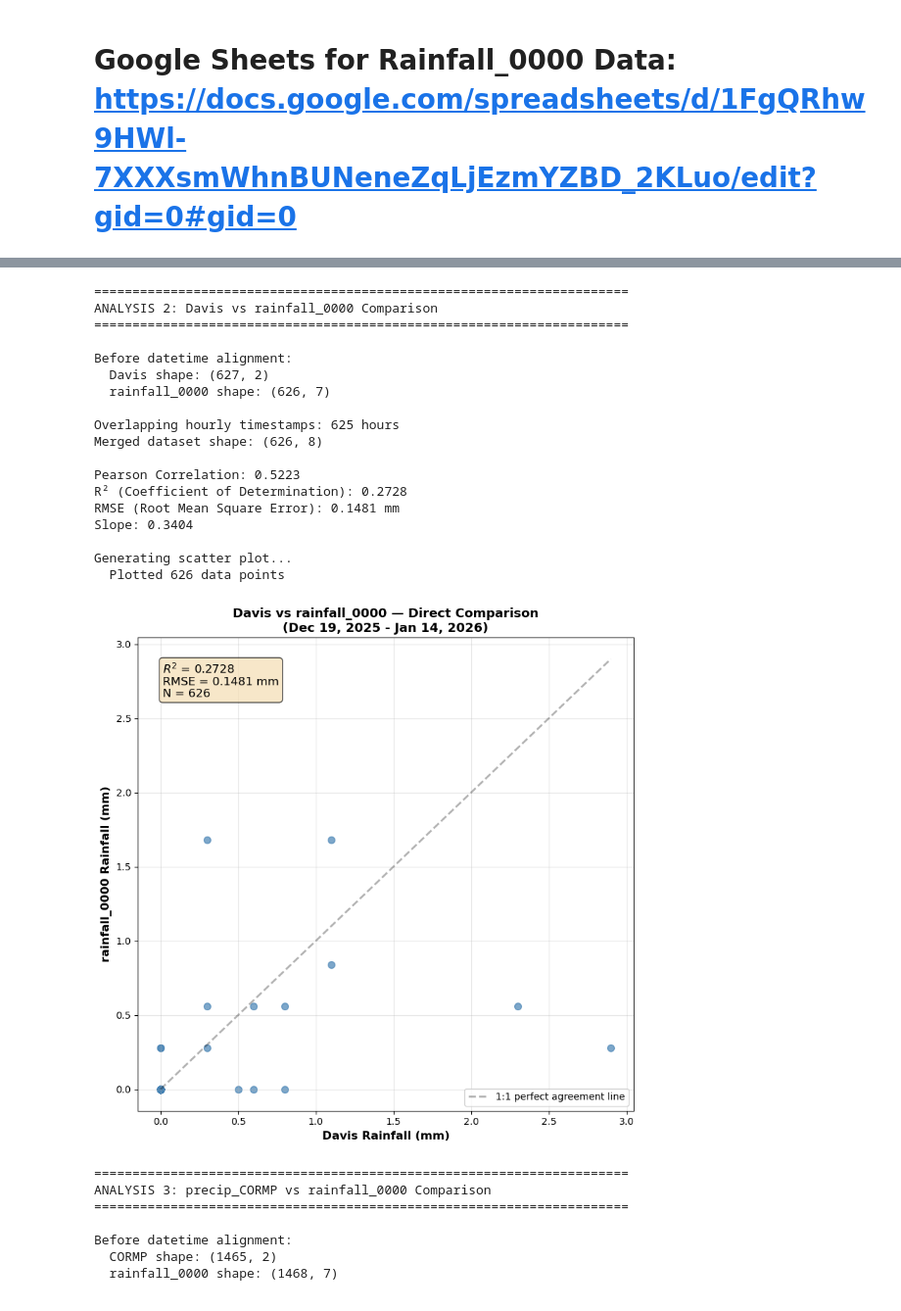
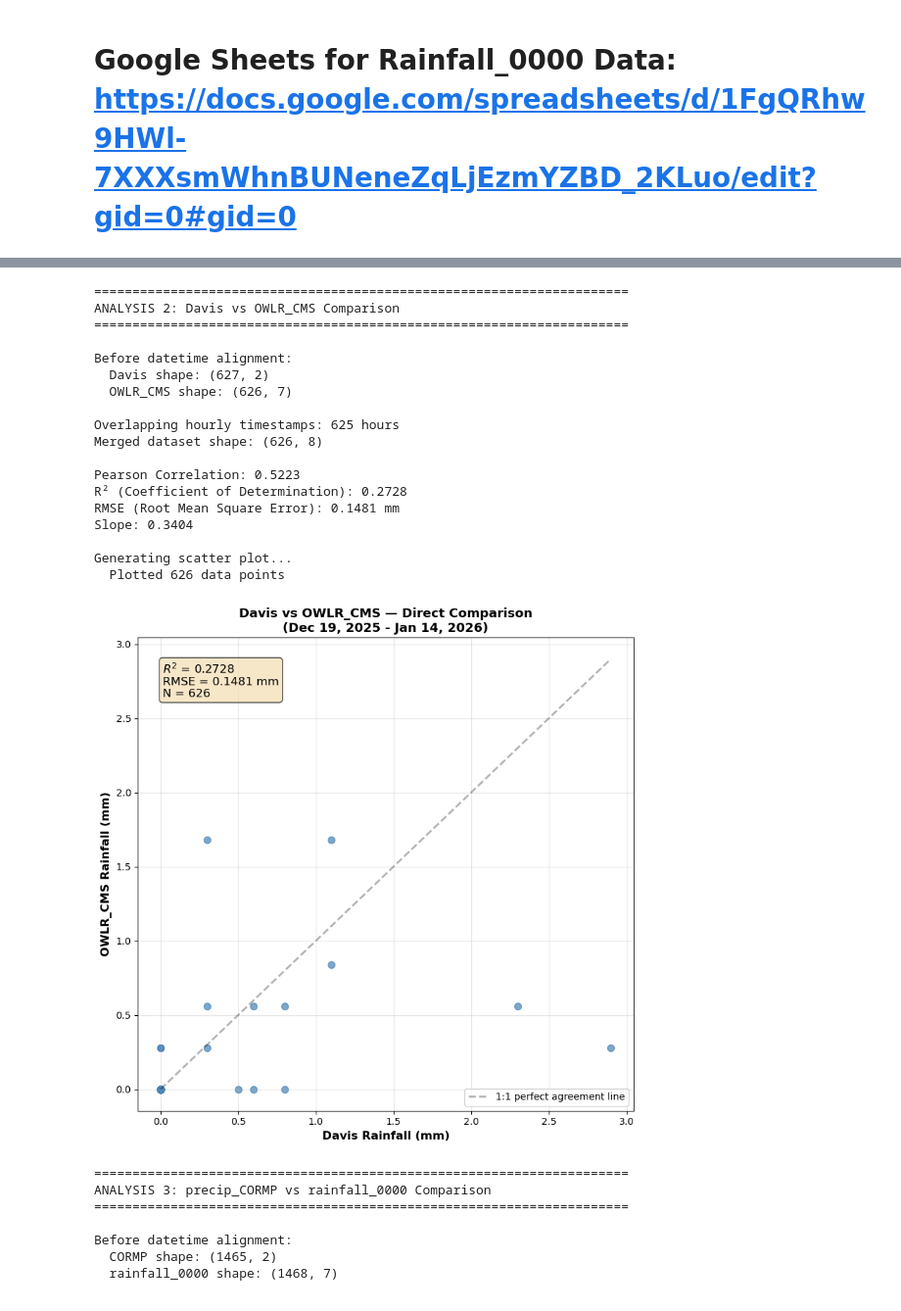
Before and after one commit to COAST-Lab/Open-Water-Level-and-Rainfall-Sensor, a Jupyter notebook: Data Analysis/rainfallAnalysis.ipynb, the cells around one changed output, grey strips where cells are left out. Shown at 98% size. Saved outputs shown, nothing was run; the diff lists cells and outputs as text; code cells hidden in the pictures.

```diff
--- a/Data Analysis/rainfallAnalysis.ipynb
+++ b/Data Analysis/rainfallAnalysis.ipynb
@@ -15,10 +15,10 @@ warnings.filterwarnings('ignore', message="Could not infer format")
 # %%
 
 # STEP 1: Define file paths and helper functions
-# Earliest data from rainfall_0000 is Dec 19, 2025, therefore all graphs begin at this time stamp.
+# Earliest data from OWLR_CMS is Dec 19, 2025, therefore all graphs begin at this time stamp.
 file_1 = "Data/precip_CORMP_02182026.csv"   # needs hourly sum
 file_2 = "Data/precip_Davis_02182026.csv"   # needs hourly sum
-file_3 = "Data/rainfall_0000_02182026.csv"   # already hourly
+file_3 = "Data/OWLR_CMS_02182026.csv"   # already hourly
 
 import io # for in-memory file operations
 import re # for regular expressions
@@ -146,7 +146,7 @@ rain0 = load_and_process(file_3, assume_inches=False, already_hourly=True, parse
 
 print(f"  CORMP: {len(cormp)} hourly records")
 print(f"  Davis: {len(davis)} hourly records")
-print(f"  rainfall_0000: {len(rain0)} hourly records")
+print(f"  OWLR_CMS: {len(rain0)} hourly records")
 
 
 # STEP 3: Filter to the analysis date range (Dec 19, 2025 - Jan 6, 2026)
@@ -162,7 +162,7 @@ rain0 = rain0[(rain0['datetime'] >= start) & (rain0['datetime'] <= end)].reset_i
 
 print(f"  CORMP (filtered): {len(cormp)} records")
 print(f"  Davis (filtered): {len(davis)} records")
-print(f"  rainfall_0000 (filtered): {len(rain0)} records")
+print(f"  OWLR_CMS (filtered): {len(rain0)} records")
 
 # STEP 4: Plot - All three sensors over full date range
 
@@ -172,11 +172,11 @@ if not cormp.empty:
 if not davis.empty:
     plt.scatter(davis['datetime'], davis['rain_mm'], label='Davis', s=30, alpha=0.8)
 if not rain0.empty:
-    plt.scatter(rain0['datetime'], rain0['rain_mm'], label='rainfall_0000', s=30, alpha=0.8)
+    plt.scatter(rain0['datetime'], rain0['rain_mm'], label='OWLR_CMS', s=30, alpha=0.8)
 
 plt.xlabel('Datetime')
 plt.ylabel('Rainfall (mm)')
-plt.title('Hourly Rainfall (mm) — All Three Sensors (Dec 19, 2025 - Jan 14, 2026)')
+plt.title('Hourly Rainfall (mm) — All Three Sensors (Dec 19, 2025 - Feb 18, 2026)')
 plt.legend()
 plt.xlim(start, end)
 
@@ -484,7 +484,7 @@ Filtering January 3rd data...
 
 
 print("=" * 70)
-print("ANALYSIS 2: Davis vs rainfall_0000 Comparison")
+print("ANALYSIS 2: Davis vs OWLR_CMS Comparison")
 print("=" * 70)
 
 # Reload and process both datasets for clean analysis
@@ -499,7 +499,7 @@ rain0_only = rain0_only[(rain0_only['datetime'] >= start) & (rain0_only['datetim
 
 print(f"\nBefore datetime alignment:")
 print(f"  Davis shape: {davis_only.shape}")
-print(f"  rainfall_0000 shape: {rain0_only.shape}")
+print(f"  OWLR_CMS shape: {rain0_only.shape}")
 
 # Round both to nearest HOUR to align hourly data (discard minutes and seconds)
 # This ensures datasets can be merged properly on datetime
@@ -513,19 +513,19 @@ overlap = davis_dates.intersection(rain0_dates)
 print(f"\nOverlapping hourly timestamps: {len(overlap)} hours")
 
 # Align datasets on datetime for direct comparison
-merged_dr_only = pd.merge(davis_only, rain0_only, on='datetime', how='inner', suffixes=('_davis','_rain0'))
+merged_dr_only = pd.merge(davis_only, rain0_only, on='datetime', how='inner', suffixes=('_davis','_owlr_cms'))
 print(f"Merged dataset shape: {merged_dr_only.shape}")
 
 # Compute correlation, R², RMSE, and slope
 if not merged_dr_only.empty:
     from scipy import stats
-    corr_only = merged_dr_only['rain_mm_davis'].corr(merged_dr_only['rain_mm_rain0'])
+    corr_only = merged_dr_only['rain_mm_davis'].corr(merged_dr_only['rain_mm_owlr_cms'])
     r2_only = corr_only**2 if pd.notna(corr_only) else float('nan')
     # Calculate RMSE (Root Mean Square Error)
-    mse = np.mean((merged_dr_only['rain_mm_davis'] - merged_dr_only['rain_mm_rain0'])**2)
+    mse = np.mean((merged_dr_only['rain_mm_davis'] - merged_dr_only['rain_mm_owlr_cms'])**2)
     rmse_only = np.sqrt(mse)
     # Calculate slope via linear regression
-    slope_only, intercept_only, _, _, _ = stats.linregress(merged_dr_only['rain_mm_davis'], merged_dr_only['rain_mm_rain0'])
+    slope_only, intercept_only, _, _, _ = stats.linregress(merged_dr_only['rain_mm_davis'], merged_dr_only['rain_mm_owlr_cms'])
     print(f"\nPearson Correlation: {corr_only:.4f}")
     print(f"R² (Coefficient of Determination): {r2_only:.4f}")
     print(f"RMSE (Root Mean Square Error): {rmse_only:.4f} mm")
@@ -540,14 +540,14 @@ else:
 print(f"\nGenerating scatter plot...")
 plt.figure(figsize=(8,8))
 if not merged_dr_only.empty:
-    plt.scatter(merged_dr_only['rain_mm_davis'], merged_dr_only['rain_mm_rain0'], s=50, alpha=0.7, color='steelblue')
+    plt.scatter(merged_dr_only['rain_mm_davis'], merged_dr_only['rain_mm_owlr_cms'], s=50, alpha=0.7, color='steelblue')
     print(f"  Plotted {len(merged_dr_only)} data points")
 else:
     print("  No data to plot - no overlapping datetimes found")
 
 plt.xlabel('Davis Rainfall (mm)', fontsize=12, fontweight='bold')
-plt.ylabel('rainfall_0000 Rainfall (mm)', fontsize=12, fontweight='bold')
-plt.title('Davis vs rainfall_0000 — Direct Comparison\n(Dec 19, 2025 - Jan 14, 2026)', fontsize=13, fontweight='bold')
+plt.ylabel('OWLR_CMS Rainfall (mm)', fontsize=12, fontweight='bold')
+plt.title('Davis vs OWLR_CMS — Direct Comparison\n(Dec 19, 2025 - Jan 14, 2026)', fontsize=13, fontweight='bold')
 
 # Annotate R² and RMSE on plot
 try:
@@ -556,37 +556,37 @@ try:
         ax.text(0.05, 0.95, f'$R^2$ = {r2_only:.4f}\nRMSE = {rmse_only:.4f} mm\nN = {len(merged_dr_only)}',
                 transform=ax.transAxes, fontsize=12, va='top',
                 bbox=dict(boxstyle='round', facecolor='wheat', alpha=0.7))
 except Exception as e:
     print(f"Warning: Could not annotate plot: {e}")
 
 if not merged_dr_only.empty:
-    max_val = max(merged_dr_only['rain_mm_davis'].max(), merged_dr_only['rain_mm_rain0'].max())
+    max_val = max(merged_dr_only['rain_mm_davis'].max(), merged_dr_only['rain_mm_owlr_cms'].max())
     plt.plot([0, max_val], [0, max_val], 'k--', alpha=0.3, linewidth=2, label='1:1 perfect agreement line')
     plt.legend(loc='lower right')
 
 plt.grid(True, alpha=0.3)
 plt.tight_layout()
 plt.show()
 # %% [output]
 ======================================================================
-ANALYSIS 2: Davis vs rainfall_0000 Comparison
+ANALYSIS 2: Davis vs OWLR_CMS Comparison
 ======================================================================
 
 Before datetime alignment:
   Davis shape: (627, 2)
-  rainfall_0000 shape: (626, 7)
+  OWLR_CMS shape: (626, 7)
 
 Overlapping hourly timestamps: 625 hours
 Merged dataset shape: (626, 8)
 
 Pearson Correlation: 0.5223
 R² (Coefficient of Determination): 0.2728
 RMSE (Root Mean Square Error): 0.1481 mm
 Slope: 0.3404
 
 Generating scatter plot...
   Plotted 626 data points
-[figure, old version]
+[figure, new version]
 # %%
 # precip_CORMP vs rainfall_0000 — Direct Sensor Comparison
 # Merge datasets by datetime, compute correlation (R^2), and plot
```
Also changed, not shown: parts of 4 cells of this notebook, 4 other files.
